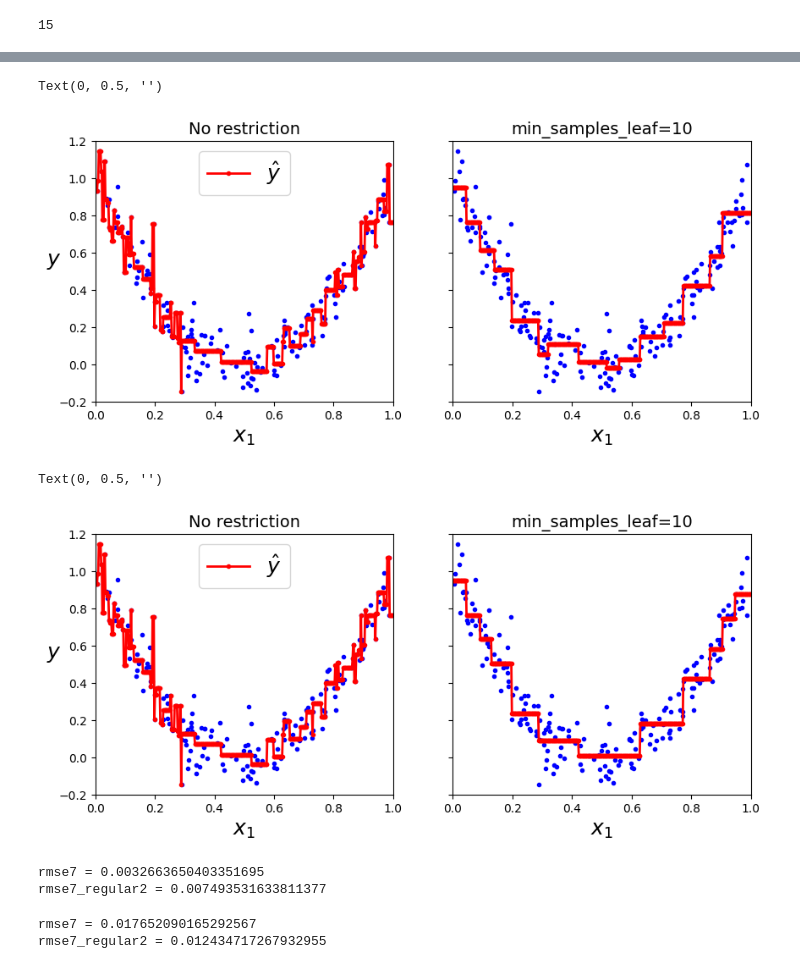
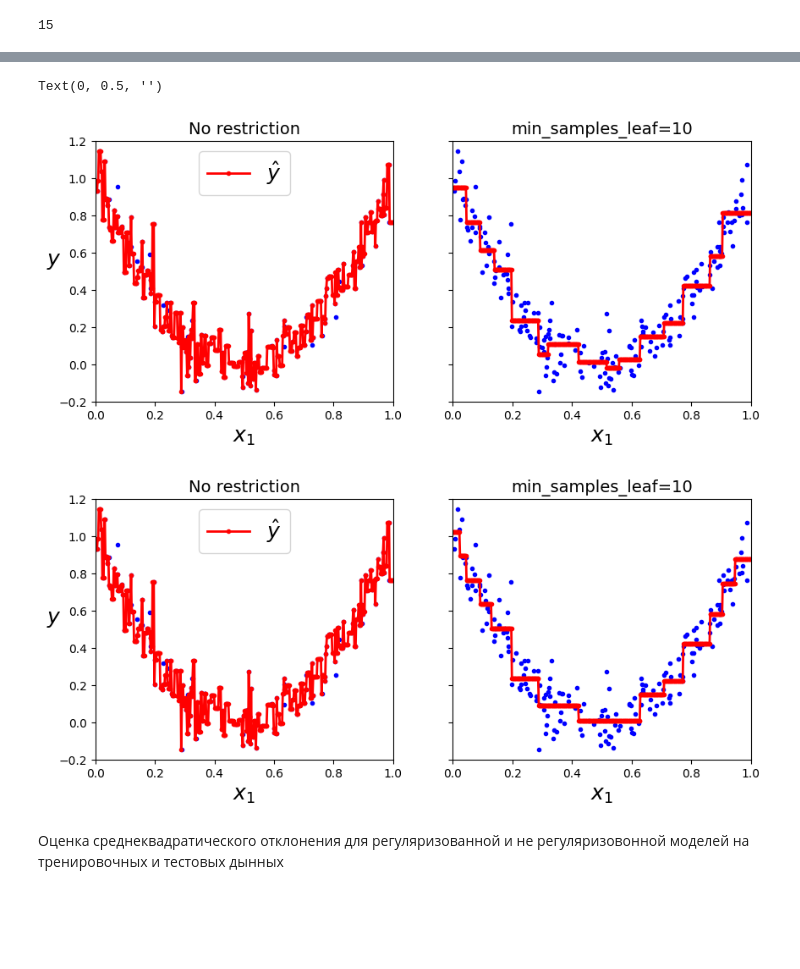
Before and after one commit to ordevoir/Decision_Trees, a Jupyter notebook: decision_tree_regression.ipynb, the cells around one changed output, grey strips where cells are left out. Drawn from its saved outputs; the diff is of its cells as text; code cells hidden in the pictures; blank space fills up the shorter version.

```diff
--- a/decision_tree_regression.ipynb
+++ b/decision_tree_regression.ipynb
@@ -36,0 +28,7 @@ y.shape = (200, 1)
+# %%
+X, y = generate_data(random_state=42)
+
+print(f"{X.shape = }, {y.shape = }")
+
+plt.plot(X, y, "b.")
+plt.show()
@@ -103,3 +109,8 @@ plt.ylabel('')
 # %% [output]
 Text(0, 0.5, '')
 [figure]
+# %%
+tree5 = DecisionTreeRegressor(max_depth=5)
+tree6 = DecisionTreeRegressor(max_depth=20)
+tree5.fit(X, y)
+tree6.fit(X, y)
@@ -106,18 +119,13 @@ Text(0, 0.5, '')
 # %%
-tree_reg5 = DecisionTreeRegressor(max_depth=5)
-tree_reg6 = DecisionTreeRegressor()
-tree_reg5.fit(X, y)
-tree_reg6.fit(X, y)
-
 fig, axes = plt.subplots(ncols=2, figsize=(10, 4), sharey=True)
 # первый рисунок
 plt.sca(axes[0])
-plot_regression_predictions(tree_reg5, X, y)
+plot_regression_predictions(tree5, X, y)
 plt.legend(loc='upper center', fontsize=18)
 plt.title('max_depth=5', fontsize=14)
 # второй рисунок
 plt.sca(axes[1])
-plot_regression_predictions(tree_reg6, X, y)
+plot_regression_predictions(tree6, X, y)
 plt.title('max_depth=15', fontsize=14)
 plt.ylabel('')
 # %% [output]
@@ -144,66 +154,45 @@ tree_reg6.get_depth()   # глубина
 `max_features` - максимальное число признаков, оцениваемых при разделении узла<br>
 Увеличение **min** гиперпараметров и уменьшение **max** гиперпараметров регуляризирует модель.
 # %%
-tree_reg7 = DecisionTreeRegressor(max_depth=7)
-tree_reg7_regular1 = DecisionTreeRegressor(max_depth=7, min_samples_leaf=10)
-tree_reg7.fit(X, y)
-tree_reg7_regular1.fit(X, y)
+tree = DecisionTreeRegressor()
+tree_regular1 = DecisionTreeRegressor(min_samples_leaf=10)
+tree.fit(X, y)
+tree_regular1.fit(X, y)
 
 fig, axes = plt.subplots(ncols=2, figsize=(10, 4), sharey=True)
 # первый рисунок
 plt.sca(axes[0])
-plot_regression_predictions(tree_reg7, X, y)
+plot_regression_predictions(tree, X, y)
 plt.legend(loc='upper center', fontsize=18)
 plt.title('No restriction', fontsize=14)
 # второй рисунок
 plt.sca(axes[1])
-plot_regression_predictions(tree_reg7_regular1, X, y)
+plot_regression_predictions(tree_regular1, X, y)
 plt.title('min_samples_leaf=10', fontsize=14)
 plt.ylabel('')
 # %% [output]
 Text(0, 0.5, '')
-[figure, old version]
+[figure, new version]
 # %%
-tree_reg7_regular2 = DecisionTreeRegressor(max_depth=7, max_leaf_nodes=12)
-tree_reg7_regular2.fit(X, y)
+tree_regular2 = DecisionTreeRegressor(max_leaf_nodes=14,
+                                       min_weight_fraction_leaf=0.01,
+                                       )
+
+tree_regular2.fit(X, y)
 
 fig, axes = plt.subplots(ncols=2, figsize=(10, 4), sharey=True)
 # первый рисунок
 plt.sca(axes[0])
-plot_regression_predictions(tree_reg7, X, y)
+plot_regression_predictions(tree, X, y)
 plt.legend(loc='upper center', fontsize=18)
 plt.title('No restriction', fontsize=14)
 # второй рисунок
 plt.sca(axes[1])
-plot_regression_predictions(tree_reg7_regular2, X, y)
+plot_regression_predictions(tree_regular2, X, y)
 plt.title('min_samples_leaf=10', fontsize=14)
 plt.ylabel('')
+plt.show()
 # %% [output]
-Text(0, 0.5, '')
-[figure, old version]
+[figure, new version]
-# %%
-from sklearn.metrics import mean_squared_error
-
-y_pred7 = tree_reg7.predict(X)
-y_pred7_regular2 = tree_reg7_regular2.predict(X)
-
-rmse7 = mean_squared_error(y_pred7, y)
-rmse7_regular2 = mean_squared_error(y_pred7_regular2, y)
-
-print(f"{rmse7 = }")
-print(f"{rmse7_regular2 = }")
-# %% [output]
-rmse7 = 0.0032663650403351695
-rmse7_regular2 = 0.007493531633811377
-# %%
-y_pred7 = tree_reg7.predict(X)
-y_pred7_regular2 = tree_reg7_regular2.predict(X)
-
-rmse7 = mean_squared_error(y_pred7, y)
-rmse7_regular2 = mean_squared_error(y_pred7_regular2, y)
-
-print(f"{rmse7 = }")
-print(f"{rmse7_regular2 = }")
-# %% [output]
-rmse7 = 0.017652090165292567
-rmse7_regular2 = 0.012434717267932955
+# %% [markdown]
+Оценка среднеквадратического отклонения для регуляризованной и не регуляризовонной моделей на тренировочных и тестовых дынных
```
Also changed, not shown: parts of 13 cells of this notebook.
